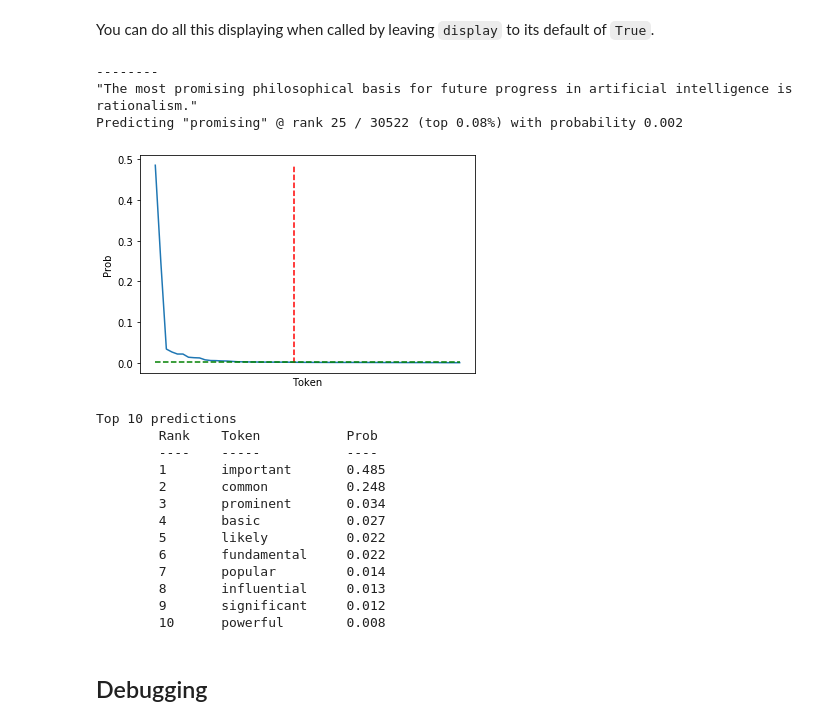
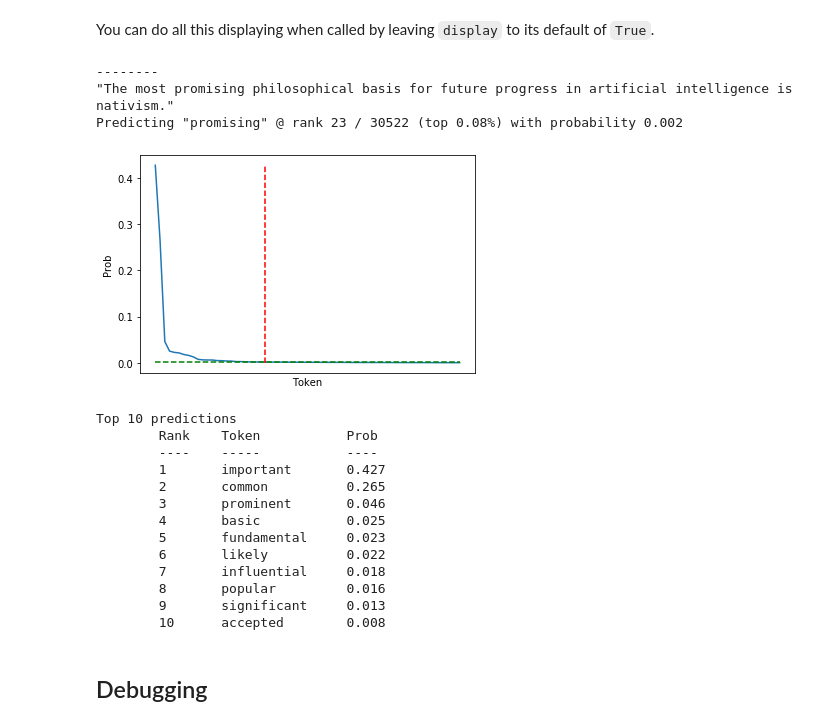
Before and after one commit to IKMLab/lm_diag, a Jupyter notebook: Example.ipynb, the cells around one changed output. Cells and saved outputs as stored; diff of their text form; code cells hidden in the pictures.

```diff
--- a/Example.ipynb
+++ b/Example.ipynb
@@ -66,27 +66,27 @@ evaluate.plot_non_zero(probs, target_order, target_prob)
 You can do all this displaying when called by leaving `display` to its default of `True`.
 # %%
 target_prob, target_order, probs, orders = evaluate(
-    sentence='The most promising philosophical basis for future progress in artificial intelligence is rationalism.',
+    sentence='The most promising philosophical basis for future progress in artificial intelligence is nativism.',
     target_word='promising',
     k_to_show=10)
 # %% [output]
 --------
-"The most promising philosophical basis for future progress in artificial intelligence is rationalism."
-Predicting "promising" @ rank 25 / 30522 (top 0.08%) with probability 0.002
+"The most promising philosophical basis for future progress in artificial intelligence is nativism."
+Predicting "promising" @ rank 23 / 30522 (top 0.08%) with probability 0.002
-[figure, old version]
+[figure, new version]
 Top 10 predictions
         Rank    Token           Prob
         ----    -----           ----
-        1       important       0.485
-        2       common          0.248
-        3       prominent       0.034
-        4       basic           0.027
-        5       likely          0.022
-        6       fundamental     0.022
-        7       popular         0.014
-        8       influential     0.013
-        9       significant     0.012
-        10      powerful        0.008
+        1       important       0.427
+        2       common          0.265
+        3       prominent       0.046
+        4       basic           0.025
+        5       fundamental     0.023
+        6       likely          0.022
+        7       influential     0.018
+        8       popular         0.016
+        9       significant     0.013
+        10      accepted        0.008
 # %% [markdown]
 ## Debugging
 # %% [markdown]
```
Also changed, not shown: parts of 1 cell of this notebook.
